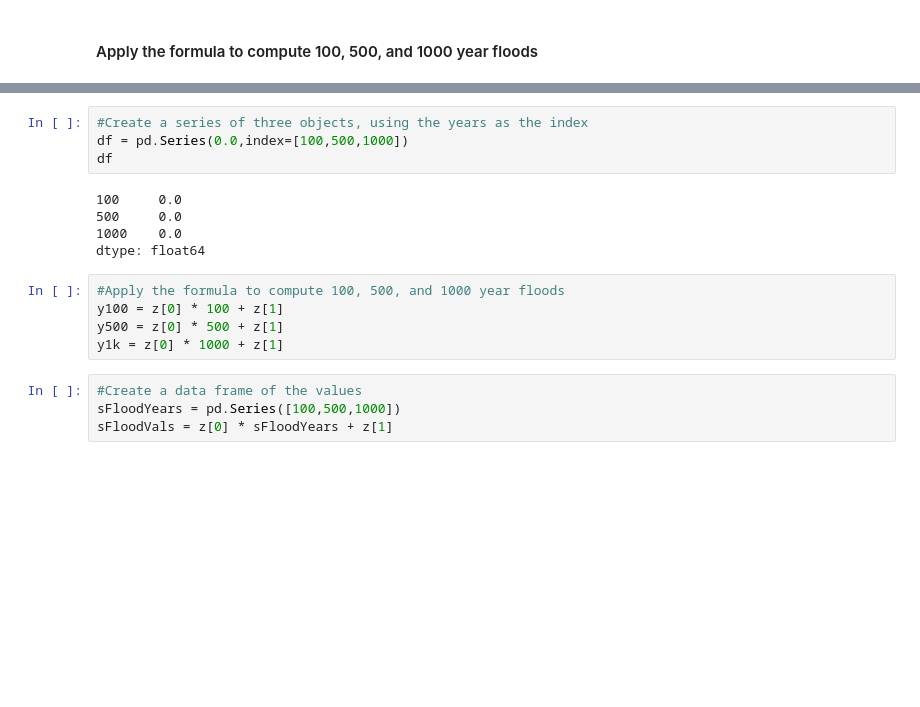
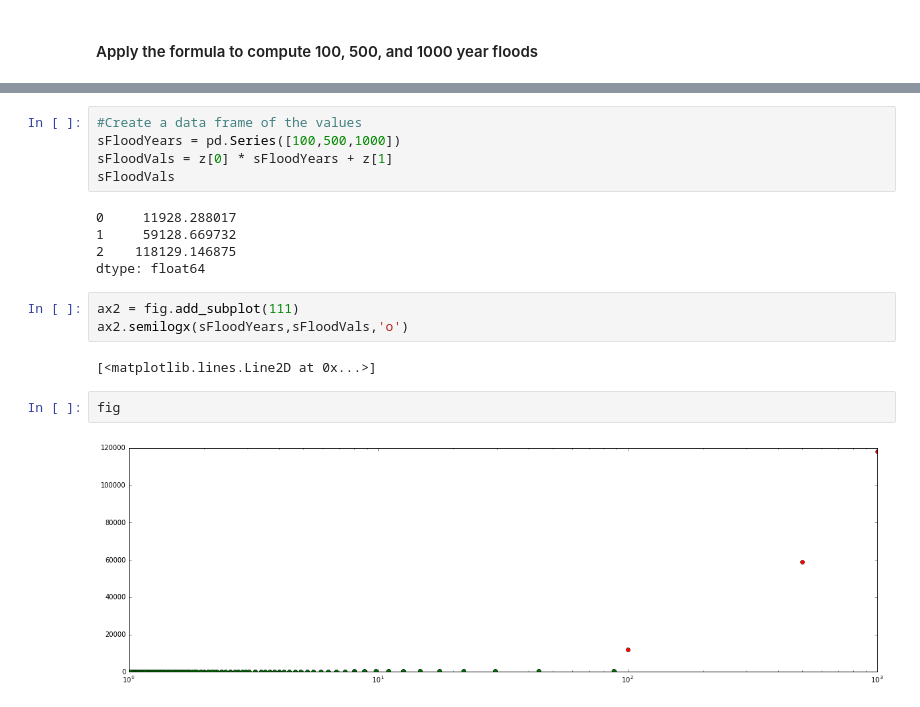
Before and after one commit to johnpfay/Water-Data-Bootcamp, a Jupyter notebook: 1_StreamFlow/Python/03-Flood-Frequency-Analysis.ipynb, the cells around one changed output, grey strips where cells are left out. Drawn from its saved outputs; the diff is of its cells as text; blank space fills up the shorter version.

```diff
--- a/1_StreamFlow/Python/03-Flood-Frequency-Analysis.ipynb
+++ b/1_StreamFlow/Python/03-Flood-Frequency-Analysis.ipynb
@@ -118,18 +95,19 @@ y=118.000954x+(128.192589)
 # %%
-#Create a series of three objects, using the years as the index
-df = pd.Series(0.0,index=[100,500,1000])
-df
+#Create a data frame of the values
+sFloodYears = pd.Series([100,500,1000])
+sFloodVals = z[0] * sFloodYears + z[1]
+sFloodVals
 # %% [output]
-100     0.0
-500     0.0
-1000    0.0
+0     11928.288017
+1     59128.669732
+2    118129.146875
 dtype: float64
-# %%
-#Apply the formula to compute 100, 500, and 1000 year floods
-y100 = z[0] * 100 + z[1]
-y500 = z[0] * 500 + z[1]
-y1k = z[0] * 1000 + z[1]
-# %%
-#Create a data frame of the values
-sFloodYears = pd.Series([100,500,1000])
-sFloodVals = z[0] * sFloodYears + z[1]
+# %%
+ax2 = fig.add_subplot(111)
+ax2.semilogx(sFloodYears,sFloodVals,'o')
+# %% [output]
+[<matplotlib.lines.Line2D at 0x...>]
+# %%
+fig
+# %% [output]
+[figure, added]
```
Also changed, not shown: parts of 7 cells of this notebook, 2 other files.
